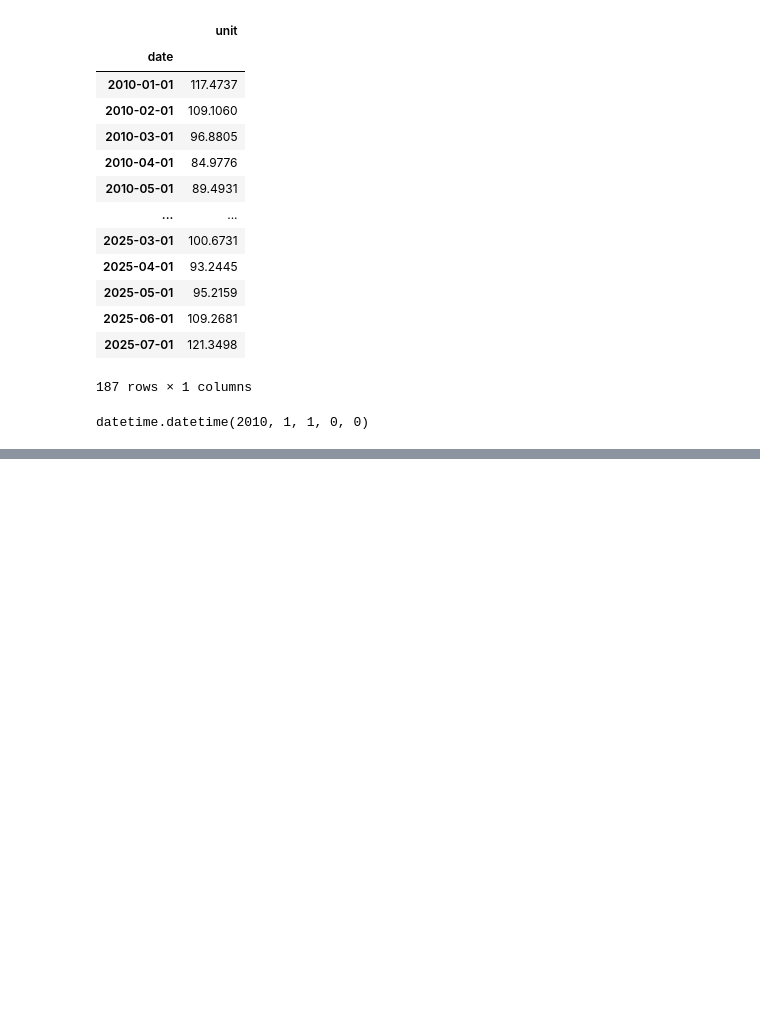
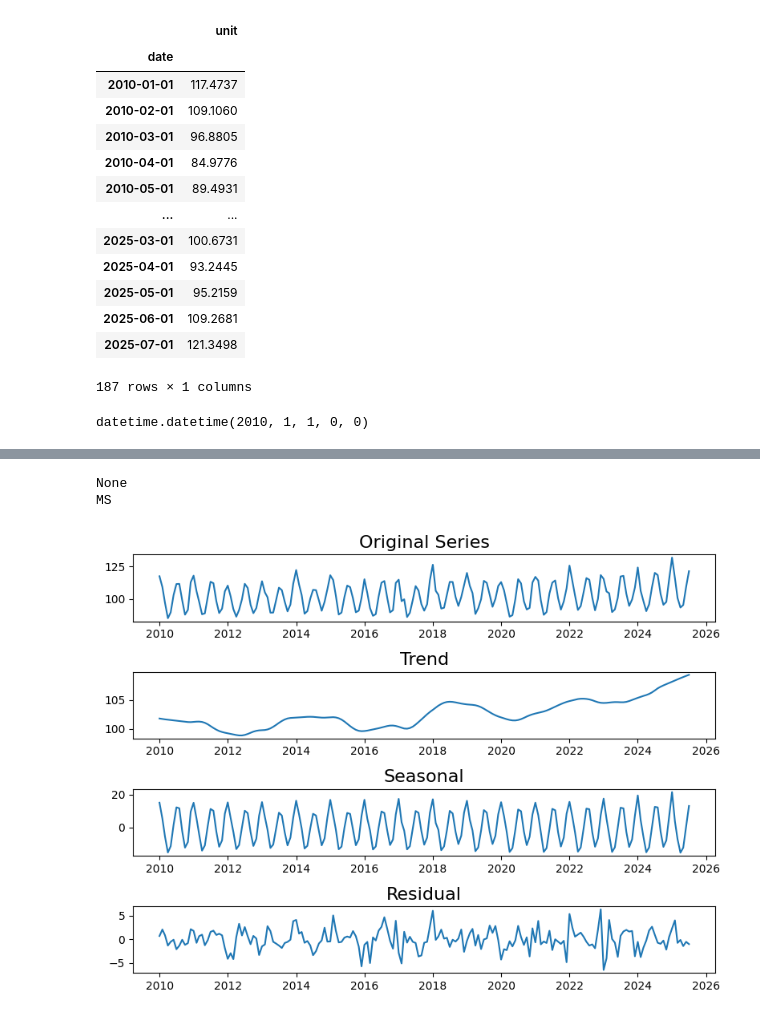
Before and after one commit to letemCODE/Time-Series-Analysis-of-Electric-and-Gas-Production, a Jupyter notebook: Time_Series_Analysis_Electric_Power_Production.ipynb, the cells around one changed output, grey strips where cells are left out. Saved outputs shown, nothing was run; the diff lists cells and outputs as text; code cells hidden in the pictures; blank space fills up the shorter version.

```diff
--- a/Time_Series_Analysis_Electric_Power_Production.ipynb
+++ b/Time_Series_Analysis_Electric_Power_Production.ipynb
@@ -121,0 +152,37 @@ p-value: 0.000000
+# %%
+# Convert the index to datetime
+df.index = pd.to_datetime(df.index)
+
+# Now check frequency
+print(df.index.freq)          # might still be None
+print(df.index.inferred_freq) # should infer something like 'D', 'M', etc.
+# %% [output]
+None
+MS
+# %%
+stl = STL(df)
+result = stl.fit()
+# %%
+seasonal, trend, resid = result.seasonal, result.trend, result.resid
+# %%
+plt.figure(figsize=(8,6))
+
+plt.subplot(4,1,1)
+plt.plot(df)
+plt.title('Original Series', fontsize=16)
+
+plt.subplot(4,1,2)
+plt.plot(trend)
+plt.title('Trend', fontsize=16)
+
+plt.subplot(4,1,3)
+plt.plot(seasonal)
+plt.title('Seasonal', fontsize=16)
+
+plt.subplot(4,1,4)
+plt.plot(resid)
+plt.title('Residual', fontsize=16)
+
+plt.tight_layout()
+# %% [output]
+[figure, added]
```
Also changed, not shown: parts of 52 cells of this notebook.
